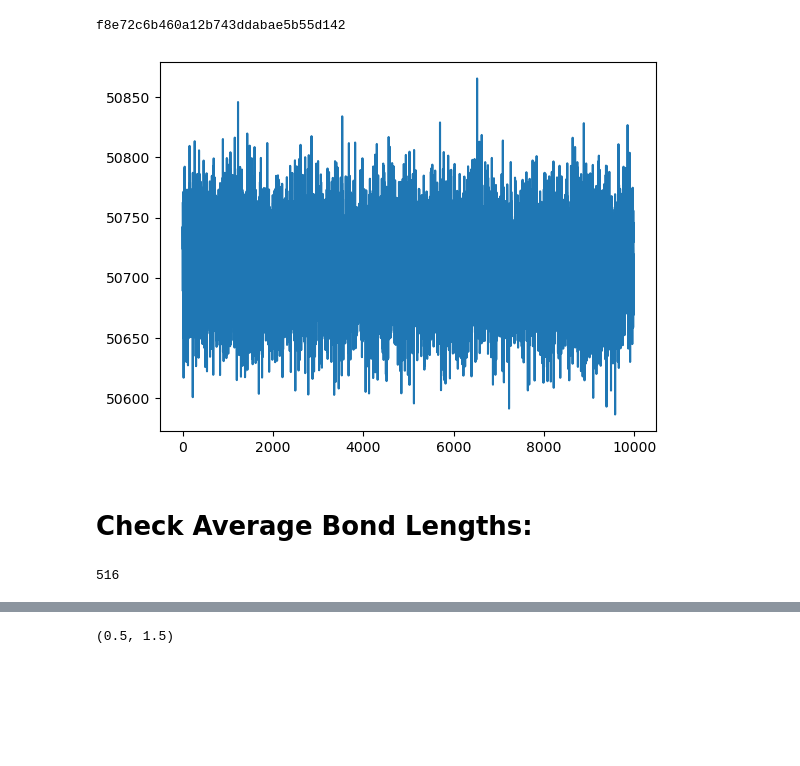
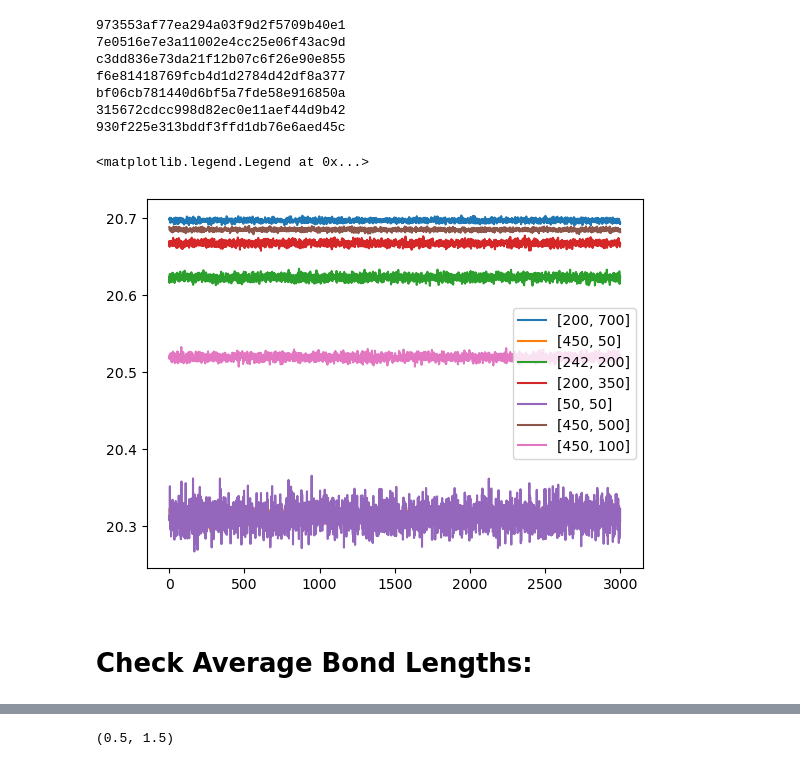
Before and after one commit to chrisjonesBSU/entangled, a Jupyter notebook: reproduce/notebooks/sampling.ipynb, the cells around one changed output, grey strips where cells are left out. Cells and saved outputs as stored; diff of their text form; code cells hidden in the pictures; blank space fills up the shorter version.

```diff
--- a/reproduce/notebooks/sampling.ipynb
+++ b/reproduce/notebooks/sampling.ipynb
@@ -10,29 +23,48 @@ import gsd
 # %%
 project = signac.get_project("../melt-flow/")
 # %%
-for job in project.find_jobs({"doc.runs": 1}):
+for job in project.find_jobs({"dt": 0.012}):
     print(job)
-    data = np.genfromtxt(job.fn(f"log{job.doc.runs}.txt"), names=True)
-    pe = data["mdcomputeThermodynamicQuantitiespotential_energy"]
-    pair = data["mdpairLJenergy"]
-    bond = data["mdbondFENEWCAenergy"]
-    plt.plot(bond[320:])
+    try:
+        data = np.genfromtxt(job.fn(f"log{job.doc.runs}.txt"), names=True)
+    except:
+        data = np.genfromtxt(job.fn("log1.txt"), names=True)
+    N = job.sp.MN[0] * job.sp.MN[1]
+    pe = data["mdcomputeThermodynamicQuantitiespotential_energy"] / N
+    pair = data["mdpairLJenergy"] / N
+    bond = data["mdbondFENEWCAenergy"] / N
+    plt.plot(bond[-3000:], label=job.sp.MN)
+
+plt.legend()
 # %% [output]
-f8e72c6b460a12b743ddabae5b55d142
+973553af77ea294a03f9d2f5709b40e1
+7e0516e7e3a11002e4cc25e06f43ac9d
+c3dd836e73da21f12b07c6f26e90e855
+f6e81418769fcb4d1d2784d42df8a377
+bf06cb781440d6bf5a7fde58e916850a
+315672cdcc998d82ec0e11aef44d9b42
+930f225e313bddf3ffd1db76e6aed45c
+<matplotlib.legend.Legend at 0x...>
-[figure, old version]
+[figure, new version]
 # %% [markdown]
 # Check Average Bond Lengths:
 # %%
-for job in project.find_jobs({"doc.runs": 1}):
-    with gsd.hoomd.open(job.fn(f"trajectory{job.doc.runs}.gsd")) as traj:
-        n_frames = len(traj)
-    bdist = bond_distribution(
-        gsd_file=job.fn(f"trajectory{job.doc.runs}.gsd"),
-        start=-n_frames//2,
-        stop=-1,
-        A_name="A",
-        B_name="A",
-        histogram=True,
-    )
+fig = plt.figure()
+
+for job in project.find_jobs({"dt": 0.012}):
+    try:
+        bdist = bond_distribution(
+            gsd_file=job.fn(f"trajectory1.gsd"),
+            start=-20,
+            stop=-1,
+            A_name="A",
+            B_name="A",
+            histogram=True,
+        )
+        plt.plot(bdist[:,0], bdist[:,1], label=job.sp.MN)
+    except:
+        print(job.id)
+
+plt.vlines(x=0.97, ymin=0, ymax=0.50, linestyle="--", color="r")
+plt.xlim(0.8, 1.2)
+plt.legend()
-# %% [output]
-516
```
Also changed, not shown: parts of 2 cells of this notebook.
